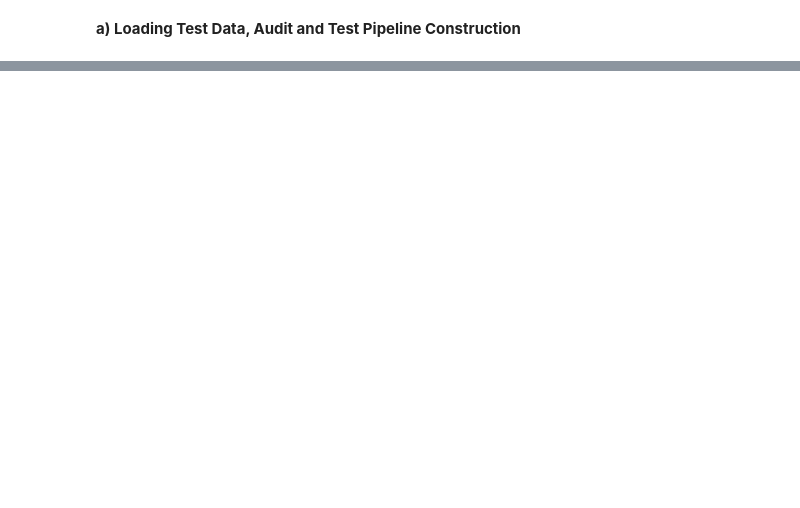
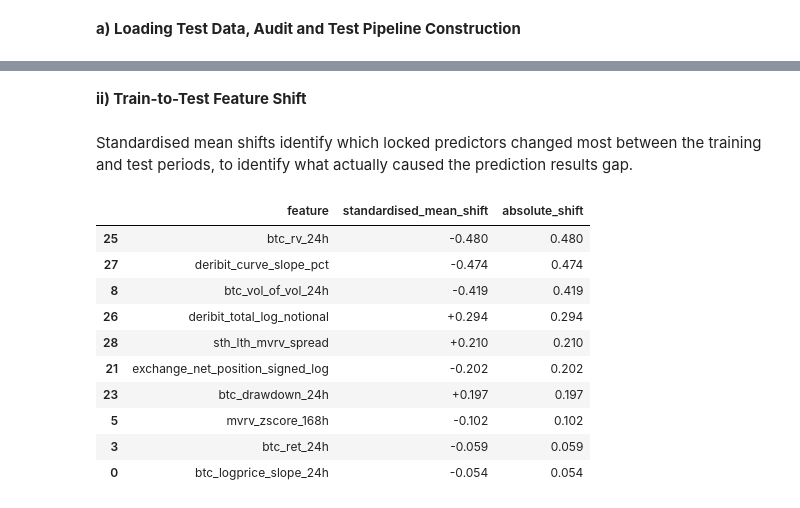
Before and after one commit to jade-lam/CQF, a Jupyter notebook: CQF_Final_Project.ipynb, the cells around one changed output, grey strips where cells are left out. Drawn from its saved outputs; the diff is of its cells as text; code cells hidden in the pictures; blank space fills up the shorter version.

```diff
--- a/CQF_Final_Project.ipynb
+++ b/CQF_Final_Project.ipynb
@@ -9272,0 +6452,25 @@ factor_df["sell_quote_per_abs_return_z168"] = rolling_zscore(
+# %%
+# Construct the locked test feature matrix
+X_test_features_context = build_locked_30_features(
+    X_test_context,
+    deribit_test_context,
+    selected_features)
+
+X_test_engineered = X_test_features_context.reindex(X_test_raw.index)
+missing_values = int(X_test_engineered.isna().sum().sum())
+infinite_values = int(np.isinf(X_test_engineered.to_numpy()).sum())
+
+summary = pd.Series({
+    "context_rows": len(X_test_features_context),
+    "test_rows": len(X_test_engineered),
+    "locked_features": X_test_engineered.shape[1],
+    "missing_values": missing_values,
+    "infinite_values": infinite_values,
+    "timestamp_alignment": X_test_engineered.index.equals(X_test_raw.index),
+    "feature_order": X_test_engineered.columns.tolist() == selected_features})
+
+display(summary.to_frame("value"))
+
+X_test_engineered.reset_index().to_csv(
+    DATA_PATH / "X_test_engineered_30_4h.csv",
+    index=False)
@@ -9272,0 +6749,34 @@ factor_df["sell_quote_per_abs_return_z168"] = rolling_zscore(
+# %% [markdown]
+**ii) Train-to-Test Feature Shift**
+# %% [markdown]
+Standardised mean shifts identify which locked predictors changed most between the training and test periods, to identify what actually caused the prediction results gap.
+# %%
+# Measure train-to-test shifts in the locked feature set
+train_mean = X_train_engineered[selected_features].mean()
+train_std = X_train_engineered[selected_features].std().replace(0, np.nan)
+test_mean = X_test_engineered[selected_features].mean()
+
+feature_shift = pd.DataFrame({
+    "feature": selected_features,
+    "standardised_mean_shift": ((test_mean - train_mean) / train_std).reindex(selected_features).to_numpy()})
+
+feature_shift["absolute_shift"] = feature_shift["standardised_mean_shift"].abs()
+feature_shift = feature_shift.sort_values("absolute_shift", ascending=False)
+
+feature_shift.to_csv(DATA_PATH / "final_test_feature_shift_4h.csv", index=False)
+
+display(feature_shift.head(10).style.format({
+    "standardised_mean_shift": "{:+.3f}",
+    "absolute_shift": "{:.3f}"}))
+# %% [output]
+|  | feature | standardised_mean_shift | absolute_shift |
+| 25 | btc_rv_24h | -0.480 | 0.480 |
+| 27 | deribit_curve_slope_pct | -0.474 | 0.474 |
+| 8 | btc_vol_of_vol_24h | -0.419 | 0.419 |
+| 26 | deribit_total_log_notional | +0.294 | 0.294 |
+| 28 | sth_lth_mvrv_spread | +0.210 | 0.210 |
+| 21 | exchange_net_position_signed_log | -0.202 | 0.202 |
+| 23 | btc_drawdown_24h | +0.197 | 0.197 |
+| 5 | mvrv_zscore_168h | -0.102 | 0.102 |
+| 3 | btc_ret_24h | -0.059 | 0.059 |
+| 0 | btc_logprice_slope_24h | -0.054 | 0.054 |
```
Also changed, not shown: parts of 152 cells of this notebook.
